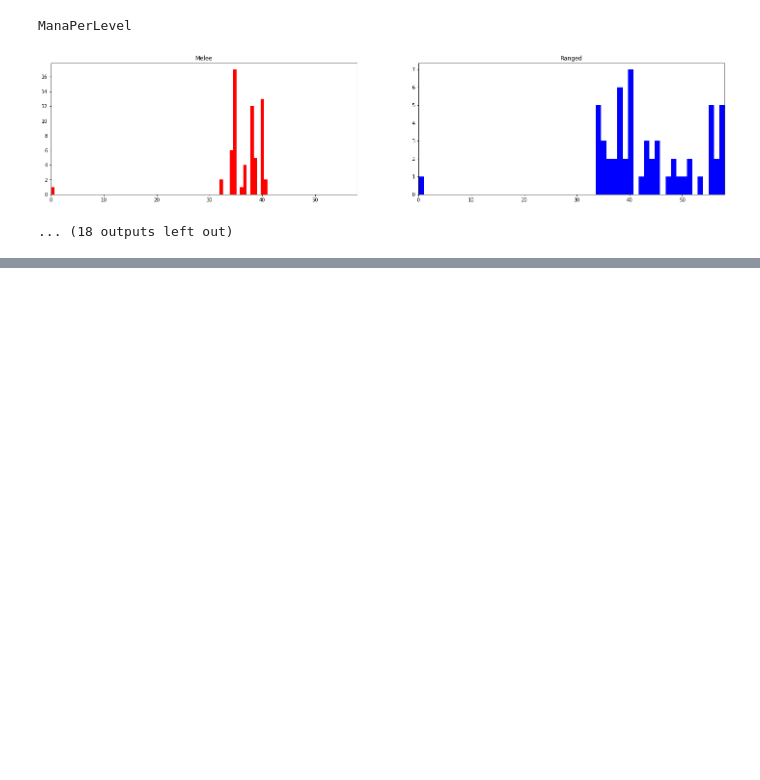
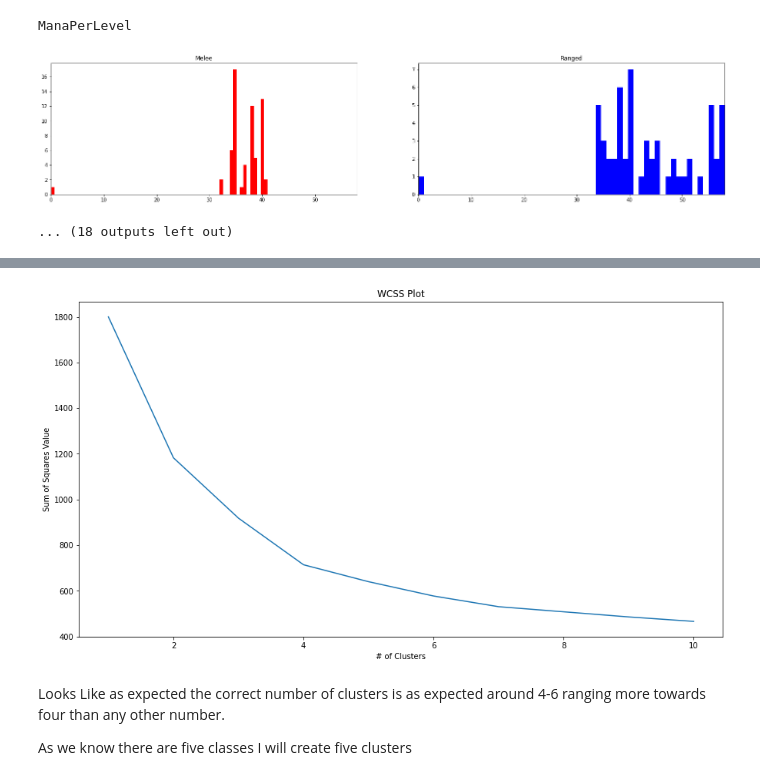
Before and after one commit to SifTheGreater/Smite_Analysis, a Jupyter notebook: God_Level_Data/God_Data.ipynb, the cells around one changed output, grey strips where cells are left out. Drawn from its saved outputs; the diff is of its cells as text; code cells hidden in the pictures; blank space fills up the shorter version.

Commit message:
finalised the god base stats analysys, also included a clustering to see if stats can indicate class

```diff
--- a/God_Level_Data/God_Data.ipynb
+++ b/God_Level_Data/God_Data.ipynb
@@ -344,0 +376,4 @@ ManaPerLevel
+# %%
+df = (dataset.iloc[:, 7:]-dataset.iloc[:, 7:].mean())/dataset.iloc[:, 7:].std()
+X = df.values
+X
@@ -344,0 +394,24 @@ ManaPerLevel
+# %%
+from sklearn.cluster import KMeans
+
+wcss = []
+
+for i in range(1, 11):
+    kmeans = KMeans(n_clusters = i, init = "k-means++").fit(X)
+    wcss.append(kmeans.inertia_)
+
+fig = plt.figure(figsize=(15, 8))
+
+plt.plot(range(1, 11), wcss)
+
+plt.title("WCSS Plot")
+plt.xlabel("# of Clusters")
+plt.ylabel("Sum of Squares Value")
+
+plt.show()
+# %% [output]
+[figure, added]
+# %% [markdown]
+Looks Like as expected the correct number of clusters is as expected around 4-6 ranging more towards four than any other number.
+
+As we know there are five classes I will create five clusters
```
Also changed, not shown: parts of 25 cells of this notebook.
